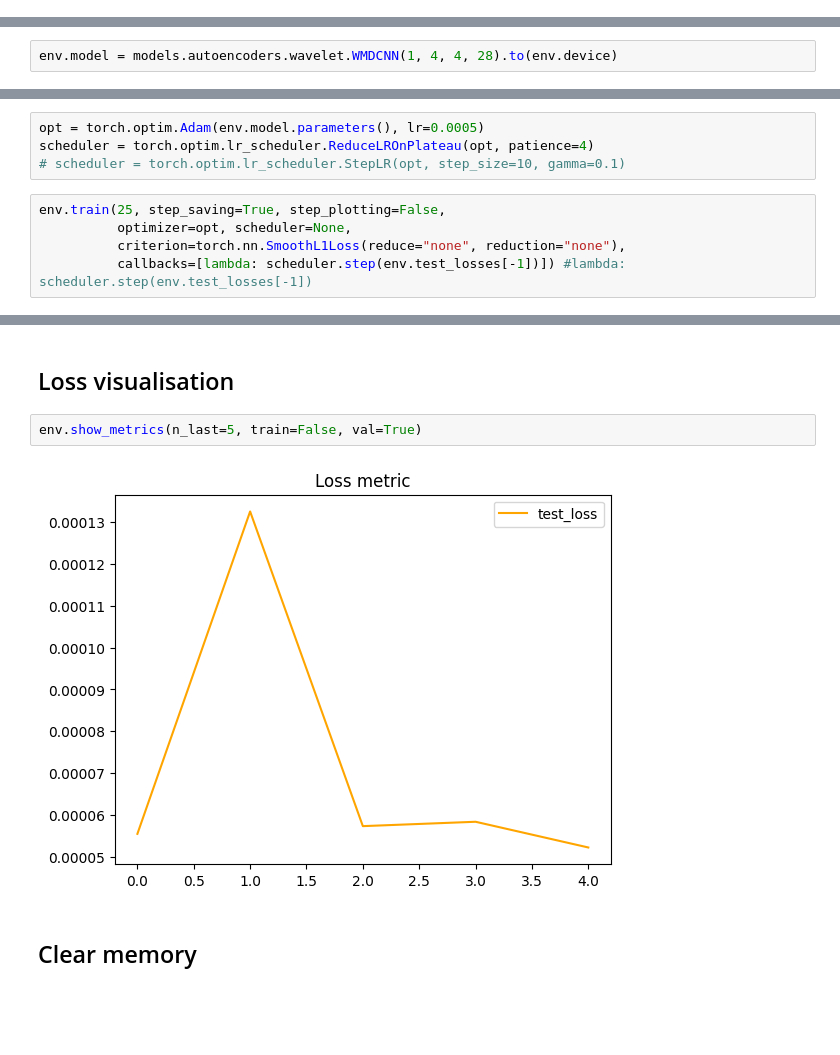
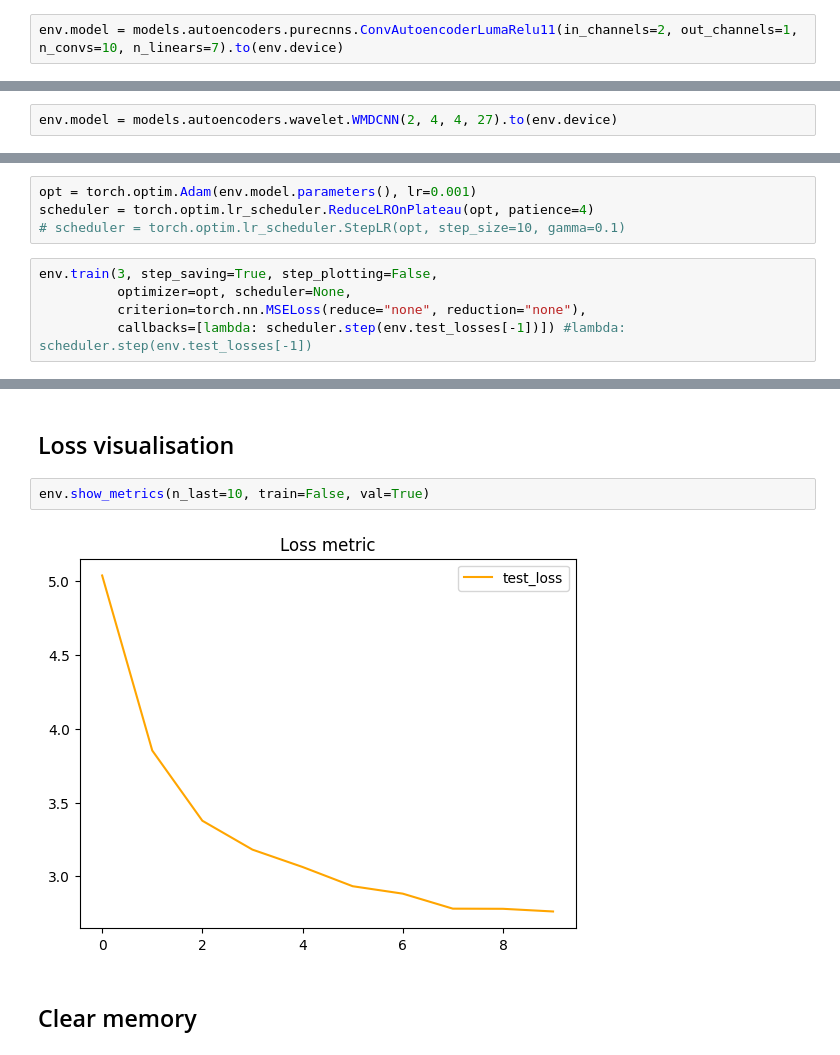
Before and after one commit to medaldev/DenoisingCNN, a Jupyter notebook: notebooks/denoise/uvych_matrix_denoising.ipynb, the cells around one changed output, grey strips where cells are left out. Cells and saved outputs as stored; diff of their text form; blank space fills up the shorter version.

```diff
--- a/notebooks/denoise/uvych_matrix_denoising.ipynb
+++ b/notebooks/denoise/uvych_matrix_denoising.ipynb
@@ -101,3 +141,5 @@ env.model = models.autoencoders.purecnns.ConvAutoencoderLumaRelu9(in_channels=1,
+# %%
+env.model = models.autoencoders.purecnns.ConvAutoencoderLumaRelu11(in_channels=2, out_channels=1, n_convs=10, n_linears=7).to(env.device)
 # %%
 env.model = models.autoencoders.res_unet.ResUnetPlusPlus(channel=1).to(env.device)
 # %%
@@ -107,7 +149,7 @@ from torch import nn
 # %%
 env.model = models.predictors.NoiseMatrixPredictor_v1(1, 1, 80, 80, 80 * 80).to(env.device)
 # %%
-env.model = models.autoencoders.wavelet.WMDCNN(1, 4, 4, 28).to(env.device)
+env.model = models.autoencoders.wavelet.WMDCNN(2, 4, 4, 27).to(env.device)
 # %%
 from torch import nn
 class UvychDimExpand(nn.Module):
@@ -319,13 +378,13 @@ env.train(5, step_saving=True, step_plotting=False,
 # %% [output]
 NameError: name 'L1_MSSSIM' is not defined
 # %%
-opt = torch.optim.Adam(env.model.parameters(), lr=0.0005)
+opt = torch.optim.Adam(env.model.parameters(), lr=0.001)
 scheduler = torch.optim.lr_scheduler.ReduceLROnPlateau(opt, patience=4)
 # scheduler = torch.optim.lr_scheduler.StepLR(opt, step_size=10, gamma=0.1)
 # %%
-env.train(25, step_saving=True, step_plotting=False,
+env.train(3, step_saving=True, step_plotting=False,
           optimizer=opt, scheduler=None,
-          criterion=torch.nn.SmoothL1Loss(reduce="none", reduction="none"),
+          criterion=torch.nn.MSELoss(reduce="none", reduction="none"),
           callbacks=[lambda: scheduler.step(env.test_losses[-1])]) #lambda: scheduler.step(env.test_losses[-1])
 # %% [output]
 Training progress: |██████████████████████████████████████████████████| 100.0% Complete |
@@ -352,9 +411,9 @@ env.save(onnx=False, pth=False)
 # %% [markdown]
 ## Loss visualisation
 # %%
-env.show_metrics(n_last=5, train=False, val=True)
+env.show_metrics(n_last=10, train=False, val=True)
 # %% [output]
-[figure, old version]
+[figure, new version]
 # %% [markdown]
 ## Clear memory
 # %%
```
Also changed, not shown: parts of 19 cells of this notebook, 4 other files.
